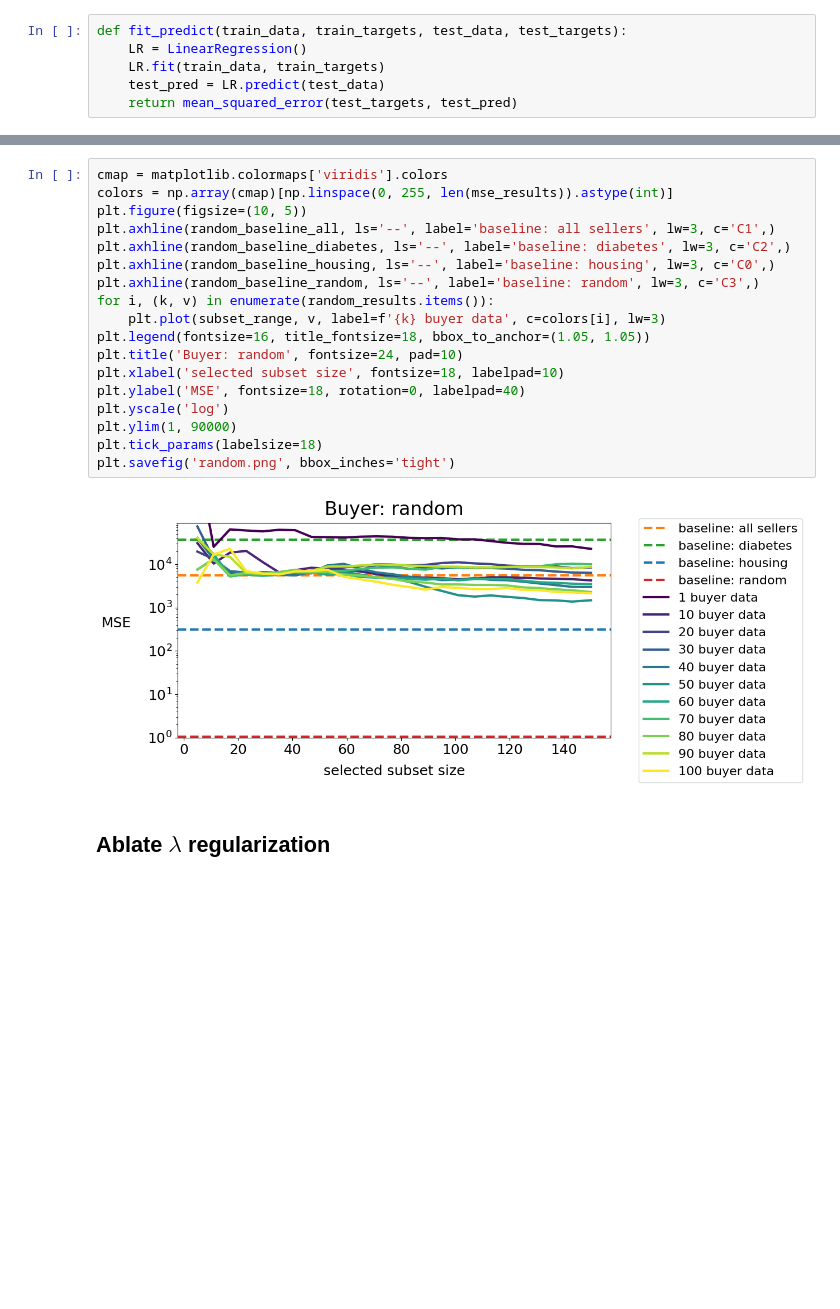
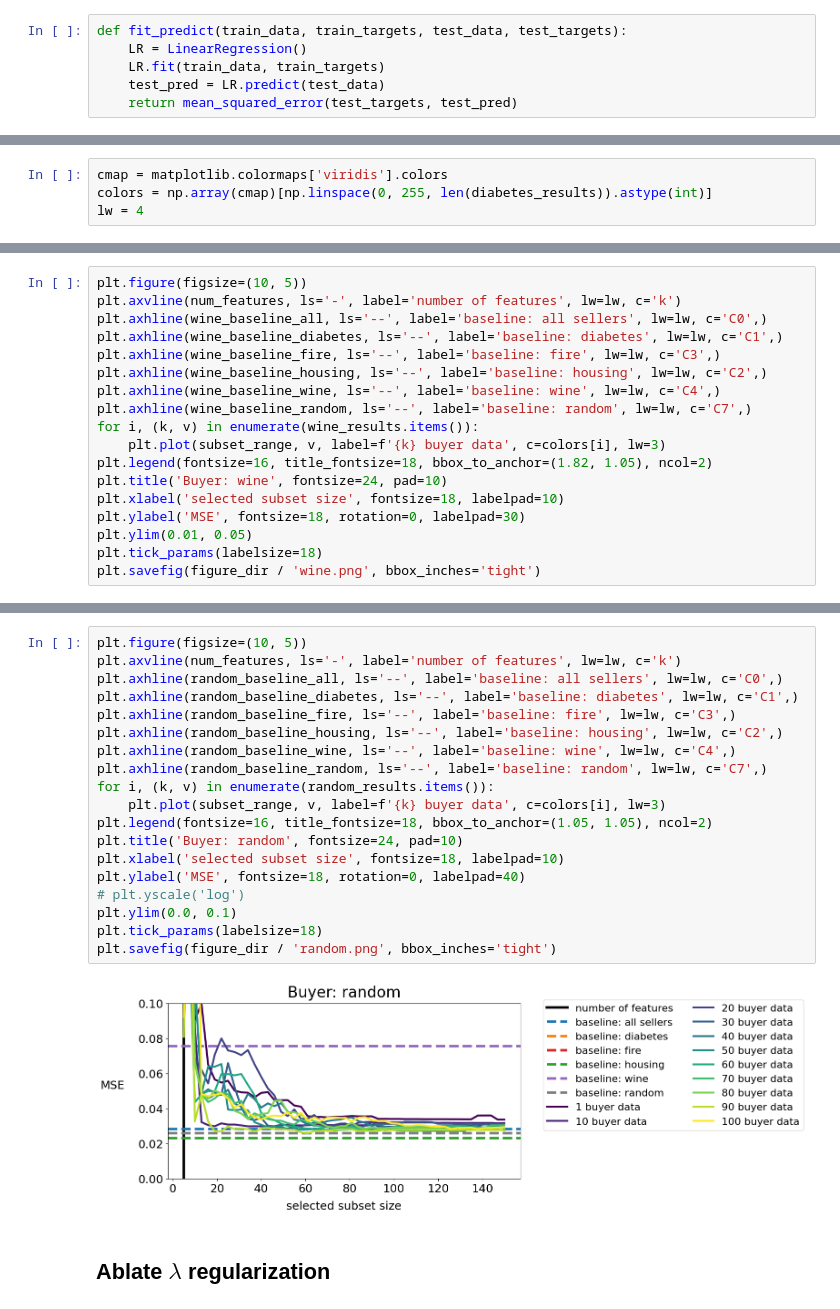
Before and after one commit to clu5/data-acquisition-via-experimental-design, a Jupyter notebook: optimal-selection.ipynb, the cells around one changed output, grey strips where cells are left out. Cells and saved outputs as stored; diff of their text form; blank space fills up the shorter version.

```diff
--- a/optimal-selection.ipynb
+++ b/optimal-selection.ipynb
@@ -255 +786,5 @@ for k, v in random_weights.items():
+# %%
+cmap = matplotlib.colormaps['viridis'].colors
+colors = np.array(cmap)[np.linspace(0, 255, len(diabetes_results)).astype(int)]
+lw = 4
 # %%
@@ -293,0 +854,18 @@ plt.savefig('housing.png', bbox_inches='tight')
+# %%
+plt.figure(figsize=(10, 5))
+plt.axvline(num_features, ls='-', label='number of features', lw=lw, c='k')
+plt.axhline(wine_baseline_all, ls='--', label='baseline: all sellers', lw=lw, c='C0',)
+plt.axhline(wine_baseline_diabetes, ls='--', label='baseline: diabetes', lw=lw, c='C1',)
+plt.axhline(wine_baseline_fire, ls='--', label='baseline: fire', lw=lw, c='C3',)
+plt.axhline(wine_baseline_housing, ls='--', label='baseline: housing', lw=lw, c='C2',)
+plt.axhline(wine_baseline_wine, ls='--', label='baseline: wine', lw=lw, c='C4',)
+plt.axhline(wine_baseline_random, ls='--', label='baseline: random', lw=lw, c='C7',)
+for i, (k, v) in enumerate(wine_results.items()):
+    plt.plot(subset_range, v, label=f'{k} buyer data', c=colors[i], lw=3)
+plt.legend(fontsize=16, title_fontsize=18, bbox_to_anchor=(1.82, 1.05), ncol=2)
+plt.title('Buyer: wine', fontsize=24, pad=10)
+plt.xlabel('selected subset size', fontsize=18, labelpad=10)
+plt.ylabel('MSE', fontsize=18, rotation=0, labelpad=30)
+plt.ylim(0.01, 0.05)
+plt.tick_params(labelsize=18)
+plt.savefig(figure_dir / 'wine.png', bbox_inches='tight')
@@ -294,22 +874,23 @@ plt.savefig('housing.png', bbox_inches='tight')
 # %%
-cmap = matplotlib.colormaps['viridis'].colors
-colors = np.array(cmap)[np.linspace(0, 255, len(mse_results)).astype(int)]
 plt.figure(figsize=(10, 5))
-plt.axhline(random_baseline_all, ls='--', label='baseline: all sellers', lw=3, c='C1',)
-plt.axhline(random_baseline_diabetes, ls='--', label='baseline: diabetes', lw=3, c='C2',)
-plt.axhline(random_baseline_housing, ls='--', label='baseline: housing', lw=3, c='C0',)
-plt.axhline(random_baseline_random, ls='--', label='baseline: random', lw=3, c='C3',)
+plt.axvline(num_features, ls='-', label='number of features', lw=lw, c='k')
+plt.axhline(random_baseline_all, ls='--', label='baseline: all sellers', lw=lw, c='C0',)
+plt.axhline(random_baseline_diabetes, ls='--', label='baseline: diabetes', lw=lw, c='C1',)
+plt.axhline(random_baseline_fire, ls='--', label='baseline: fire', lw=lw, c='C3',)
+plt.axhline(random_baseline_housing, ls='--', label='baseline: housing', lw=lw, c='C2',)
+plt.axhline(random_baseline_wine, ls='--', label='baseline: wine', lw=lw, c='C4',)
+plt.axhline(random_baseline_random, ls='--', label='baseline: random', lw=lw, c='C7',)
 for i, (k, v) in enumerate(random_results.items()):
     plt.plot(subset_range, v, label=f'{k} buyer data', c=colors[i], lw=3)
-plt.legend(fontsize=16, title_fontsize=18, bbox_to_anchor=(1.05, 1.05))
+plt.legend(fontsize=16, title_fontsize=18, bbox_to_anchor=(1.05, 1.05), ncol=2)
 plt.title('Buyer: random', fontsize=24, pad=10)
 plt.xlabel('selected subset size', fontsize=18, labelpad=10)
 plt.ylabel('MSE', fontsize=18, rotation=0, labelpad=40)
-plt.yscale('log')
-plt.ylim(1, 90000)
+# plt.yscale('log')
+plt.ylim(0.0, 0.1)
 plt.tick_params(labelsize=18)
-plt.savefig('random.png', bbox_inches='tight')
+plt.savefig(figure_dir / 'random.png', bbox_inches='tight')
 # %% [output]
-[figure, old version]
+[figure, new version]
 # %% [markdown]
 ## Ablate $\lambda$ regularization
```
Also changed, not shown: parts of 107 cells of this notebook.
